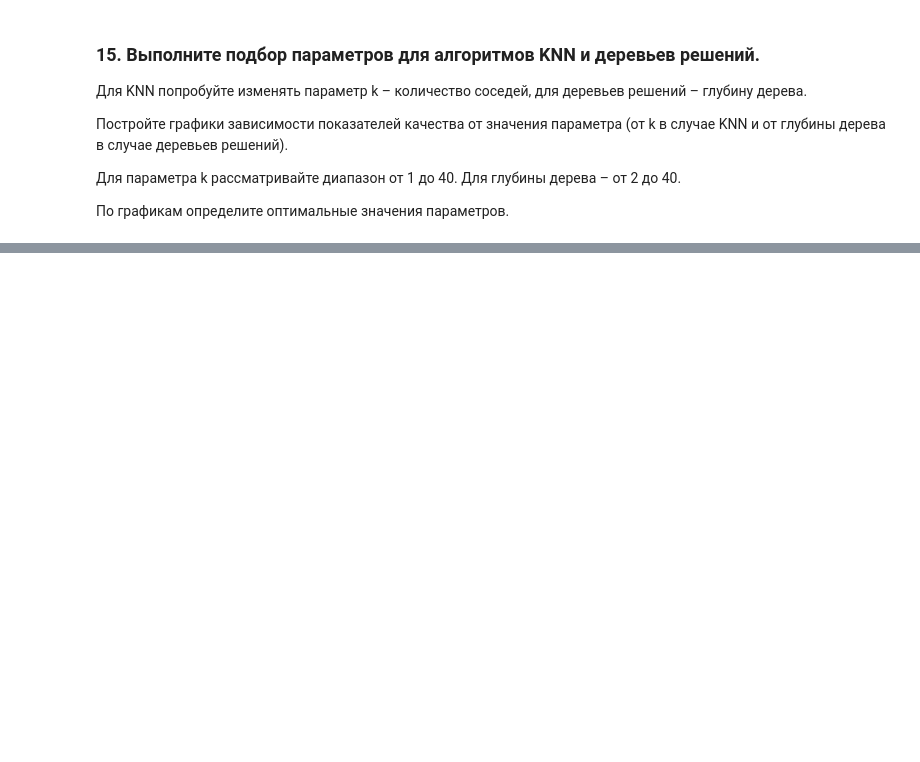
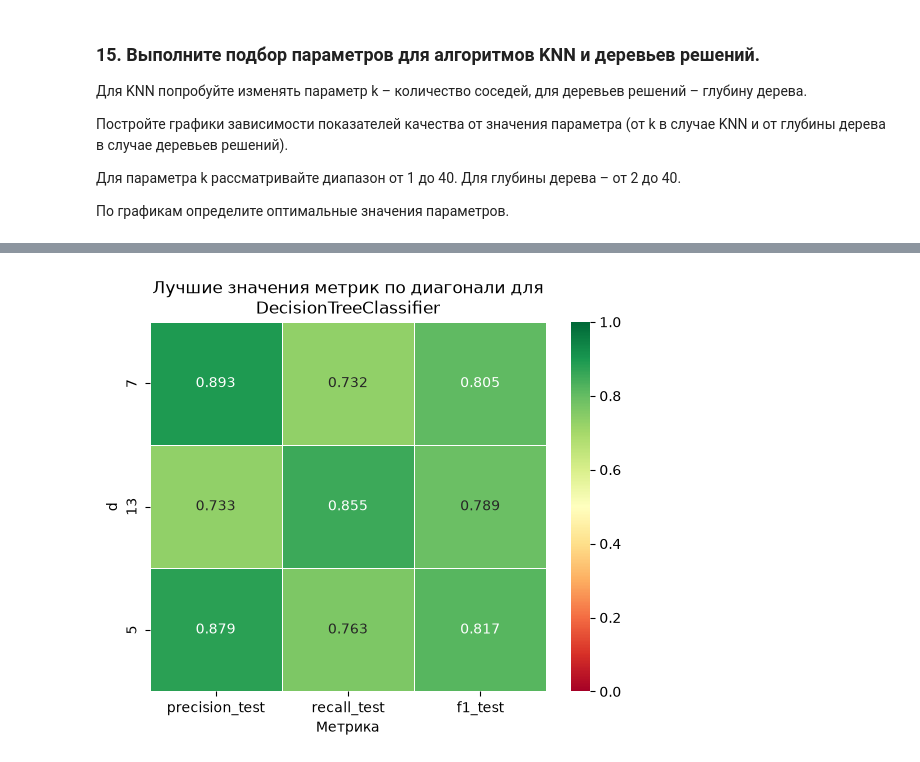
Before and after one commit to vl4xd/pstu-data-analysis-technologies, a Jupyter notebook: lab_work_7/solution.ipynb, the cells around one changed output, grey strips where cells are left out. Saved outputs shown, nothing was run; the diff lists cells and outputs as text; code cells hidden in the pictures; blank space fills up the shorter version.

```diff
--- a/lab_work_7/solution.ipynb
+++ b/lab_work_7/solution.ipynb
@@ -583,0 +689,25 @@ print(json.dumps(reports, indent=4))
+# %%
+metric_cols = ['precision_test', 'recall_test', 'f1_test']
+filt_dtc_precision = dtc_d_search_df['precision_test'] == dtc_d_search_df['precision_test'].max()
+filt_dtc_recall = dtc_d_search_df['recall_test'] == dtc_d_search_df['recall_test'].max()
+filt_dtc_f1 = dtc_d_search_df['f1_test'] == dtc_d_search_df['f1_test'].max()
+filt_dtc = filt_dtc_precision | filt_dtc_recall | filt_dtc_f1
+best_dtc_d_test = dtc_d_search_df[filt_dtc][['d', 'precision_test', 'recall_test', 'f1_test']]
+best_d = [dtc_d_search_df.loc[dtc_d_search_df[col].idxmax(), 'd'] for col in metric_cols]
+dtc_d_search_df = dtc_d_search_df.set_index('d').loc[best_d, metric_cols]
+
+sns.heatmap(
+    dtc_d_search_df,
+    annot=True,
+    fmt='.3f',
+    cmap='RdYlGn',
+    vmin=0,
+    vmax=1,
+    linewidths=0.5
+)
+plt.title('Лучшие значения метрик по диагонали для\nDecisionTreeClassifier')
+plt.xlabel('Метрика')
+plt.ylabel('d')
+plt.show()
+# %% [output]
+[figure, added]
```
Also changed, not shown: parts of 5 cells of this notebook, 2 other files.
